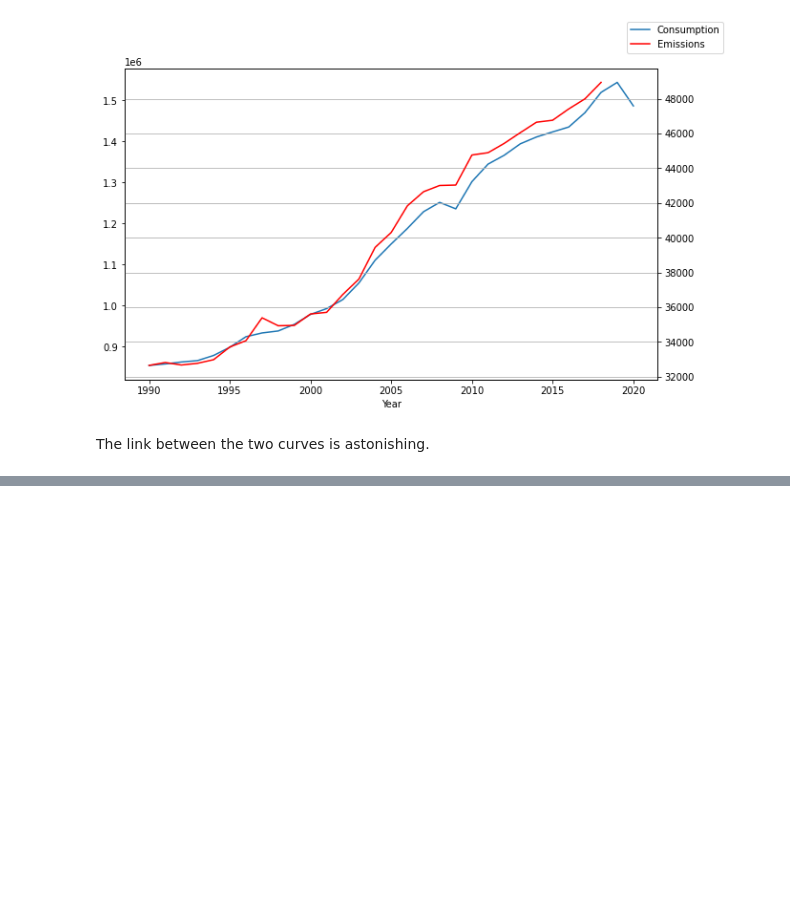
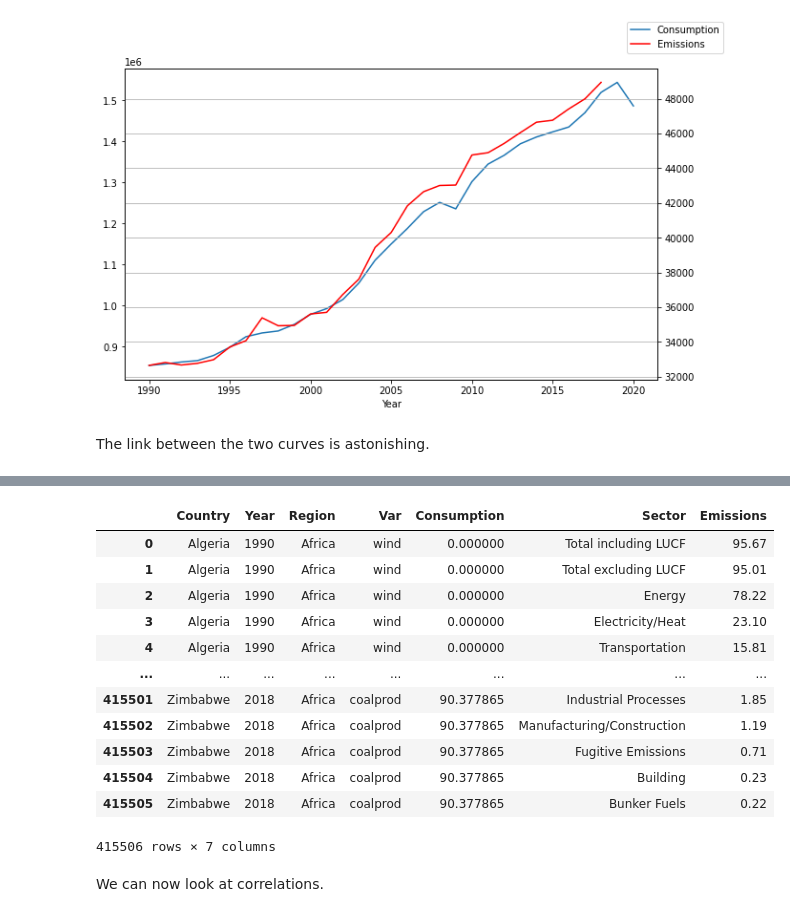
Before and after one commit to shokru/carbon_emissions, a Jupyter notebook: energy_emissions.ipynb, the cells around one changed output, grey strips where cells are left out. Saved outputs shown, nothing was run; the diff lists cells and outputs as text; code cells hidden in the pictures; blank space fills up the shorter version.

```diff
--- a/energy_emissions.ipynb
+++ b/energy_emissions.ipynb
@@ -220,0 +226,20 @@ The link between the two curves is astonishing.
+# %%
+data_merged = pd.merge(data_energy_sources.replace("US", "United States"),
+                       data_ghg, on = ['Year', 'Country'])
+data_merged
+# %% [output]
+|  | Country | Year | Region | Var | Consumption | Sector | Emissions |
+| 0 | Algeria | 1990 | Africa | wind | 0.000000 | Total including LUCF | 95.67 |
+| 1 | Algeria | 1990 | Africa | wind | 0.000000 | Total excluding LUCF | 95.01 |
+| 2 | Algeria | 1990 | Africa | wind | 0.000000 | Energy | 78.22 |
+| 3 | Algeria | 1990 | Africa | wind | 0.000000 | Electricity/Heat | 23.10 |
+| 4 | Algeria | 1990 | Africa | wind | 0.000000 | Transportation | 15.81 |
+| ... | ... | ... | ... | ... | ... | ... | ... |
+| 415501 | Zimbabwe | 2018 | Africa | coalprod | 90.377865 | Industrial Processes | 1.85 |
+| 415502 | Zimbabwe | 2018 | Africa | coalprod | 90.377865 | Manufacturing/Construction | 1.19 |
+| 415503 | Zimbabwe | 2018 | Africa | coalprod | 90.377865 | Fugitive Emissions | 0.71 |
+| 415504 | Zimbabwe | 2018 | Africa | coalprod | 90.377865 | Building | 0.23 |
+| 415505 | Zimbabwe | 2018 | Africa | coalprod | 90.377865 | Bunker Fuels | 0.22 |
+415506 rows × 7 columns
+# %% [markdown]
+We can now look at correlations.
```
Also changed, not shown: parts of 2 cells of this notebook.
